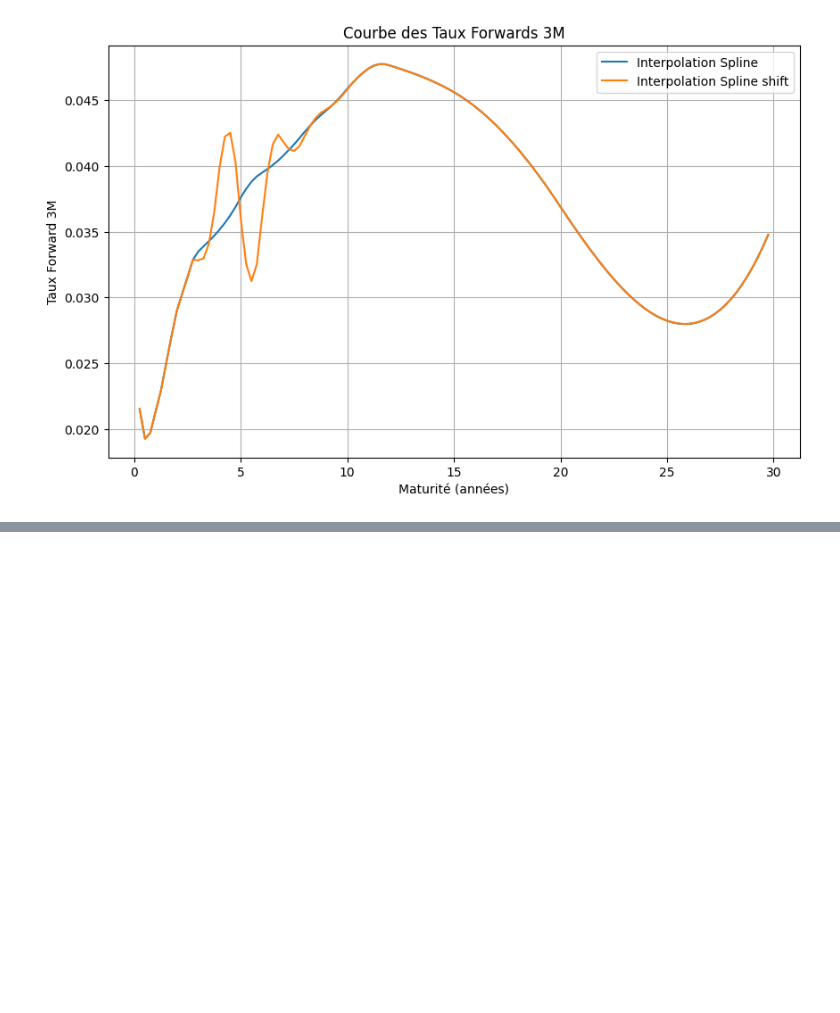
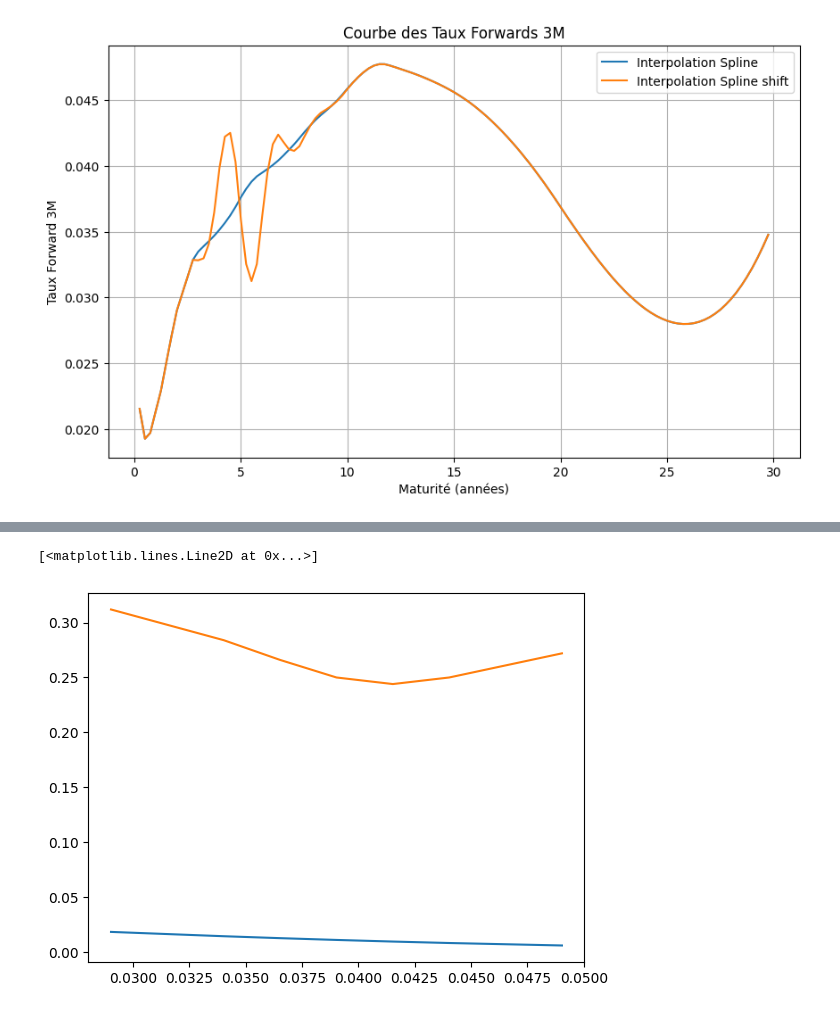
Before and after one commit to usenameFD/Asset-management, a Jupyter notebook: Yield Curve/yield.ipynb, the cells around one changed output, grey strips where cells are left out. Drawn from its saved outputs; the diff is of its cells as text; code cells hidden in the pictures; blank space fills up the shorter version.

```diff
--- a/Yield Curve/yield.ipynb
+++ b/Yield Curve/yield.ipynb
@@ -212,0 +226,14 @@ plot_forward_curve(forward_rates_bumped, columns=["Interpolation Spline", "Inter
+# %%
+from scipy.stats import norm
+
+def sigma(T_i_1, T_i, lambd, vol):
+    beta = (1-np.exp(-lambd*(T_i - T_i_1)))/lambd
+    sigma = np.sqrt((2*lambd*T_i_1)/(1-np.exp(-2*lambd*T_i_1))) * vol / beta
+    return sigma
+
+def P_HW(t,Z, K, T_i_1, T_i, B, vol):
+    delta = T_i - T_i_1
+    d1 = (np.log(Z/K) + 0.5 * (vol**2)*(T_i_1 - t))/(vol * np.sqrt(T_i_1 - t))
+    d2 = d1 - vol*np.sqrt(T_i_1 - t)
+    caplet = delta * B[1] * (Z * norm.cdf(d1) - K * norm.cdf(d2))
+    return caplet
@@ -212,0 +303,10 @@ plot_forward_curve(forward_rates_bumped, columns=["Interpolation Spline", "Inter
+# %%
+#vols = np.array([find_vol(caplet, t, Z, K, T_i_1, T_i, B) for caplet in caplets])
+vols_inst = np.array([sigma(T_i_1, T_i, lambd, vol=vol) for vol in vols])
+# %%
+vol_mkt = np.array([31.2, 28.4, 26.6, 25.0, 24.4, 25.0, 27.2]) / 100
+plt.plot(strikes, vols_inst)
+plt.plot(strikes, vol_mkt)
+# %% [output]
+[<matplotlib.lines.Line2D at 0x...>]
+[figure, added]
```
Also changed, not shown: parts of 14 cells of this notebook, 1 other file.
